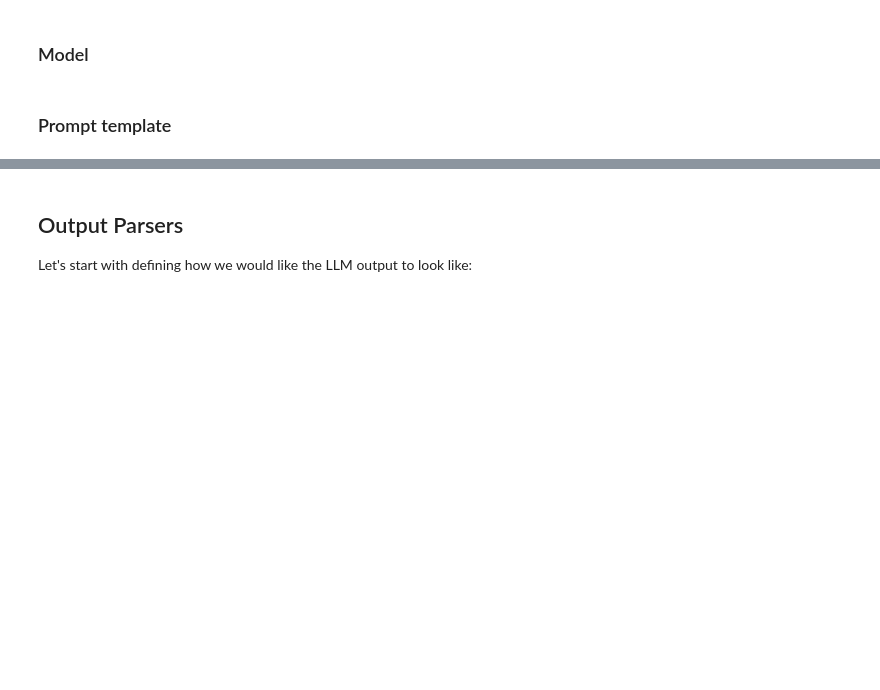
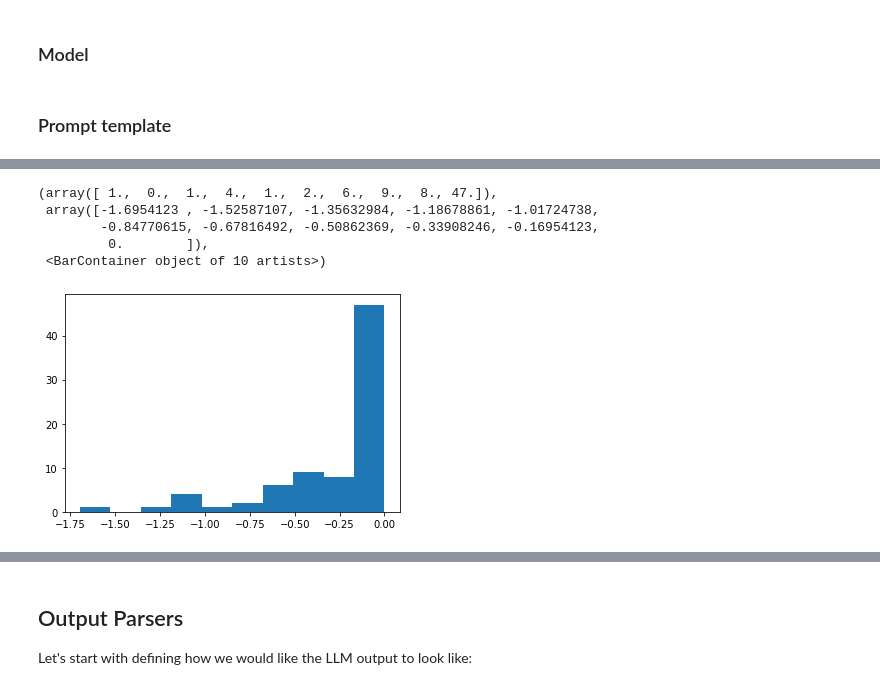
Before and after one commit to raunak536/LangChain_LLM_AppDev_Course, a Jupyter notebook: L1-Model_prompt_parser.ipynb, the cells around one changed output, grey strips where cells are left out. Drawn from its saved outputs; the diff is of its cells as text; code cells hidden in the pictures; blank space fills up the shorter version.

```diff
--- a/L1-Model_prompt_parser.ipynb
+++ b/L1-Model_prompt_parser.ipynb
@@ -136,2 +168,11 @@ customer_response = chat(customer_messages)
+# %%
+plt.hist(logprobs)
+# %% [output]
+(array([ 1.,  0.,  1.,  4.,  1.,  2.,  6.,  9.,  8., 47.]),
+ array([-1.6954123 , -1.52587107, -1.35632984, -1.18678861, -1.01724738,
+        -0.84770615, -0.67816492, -0.50862369, -0.33908246, -0.16954123,
+         0.        ]),
+ <BarContainer object of 10 artists>)
+[figure, added]
 # %%
 print(customer_response.content)
```
Also changed, not shown: parts of 43 cells of this notebook, 3 other files.
